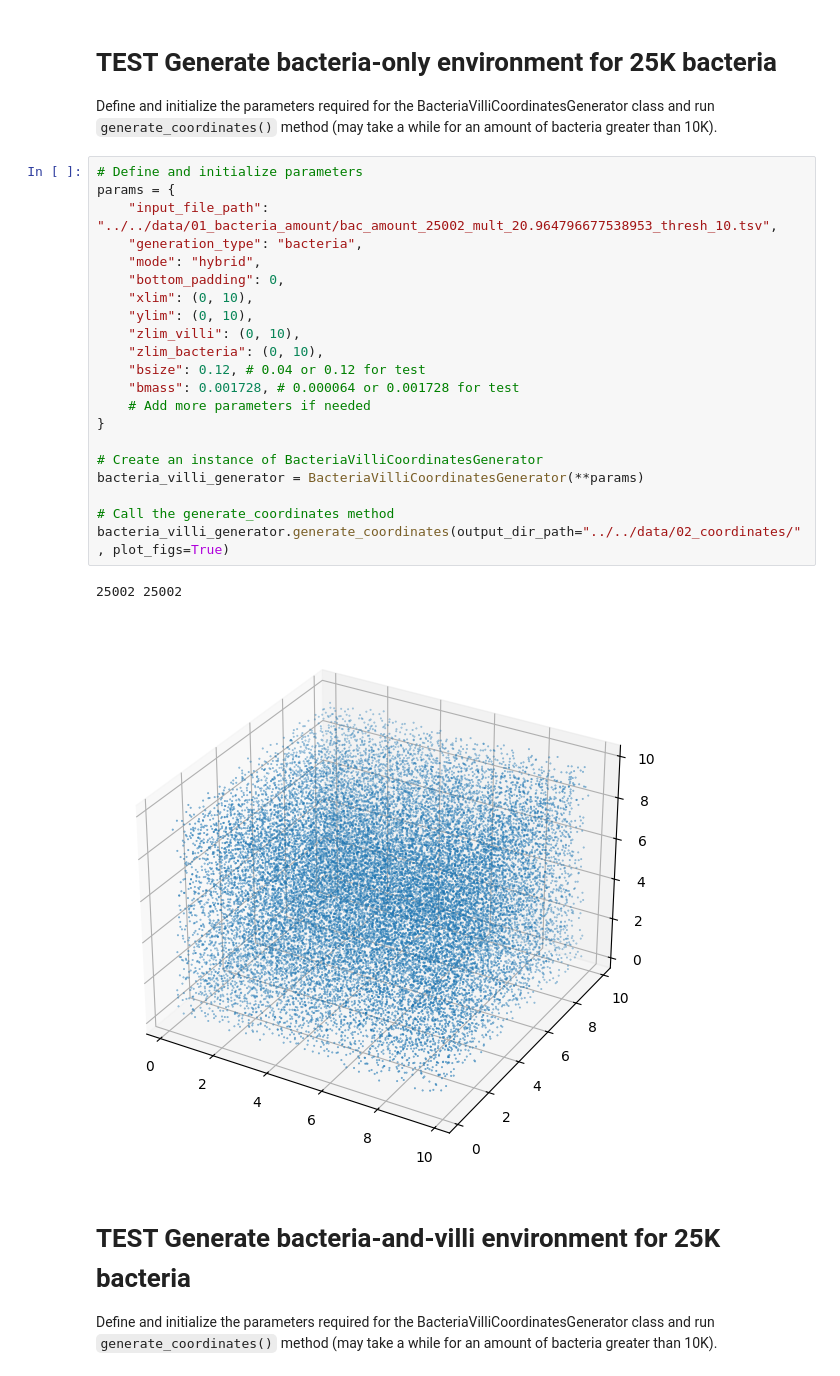
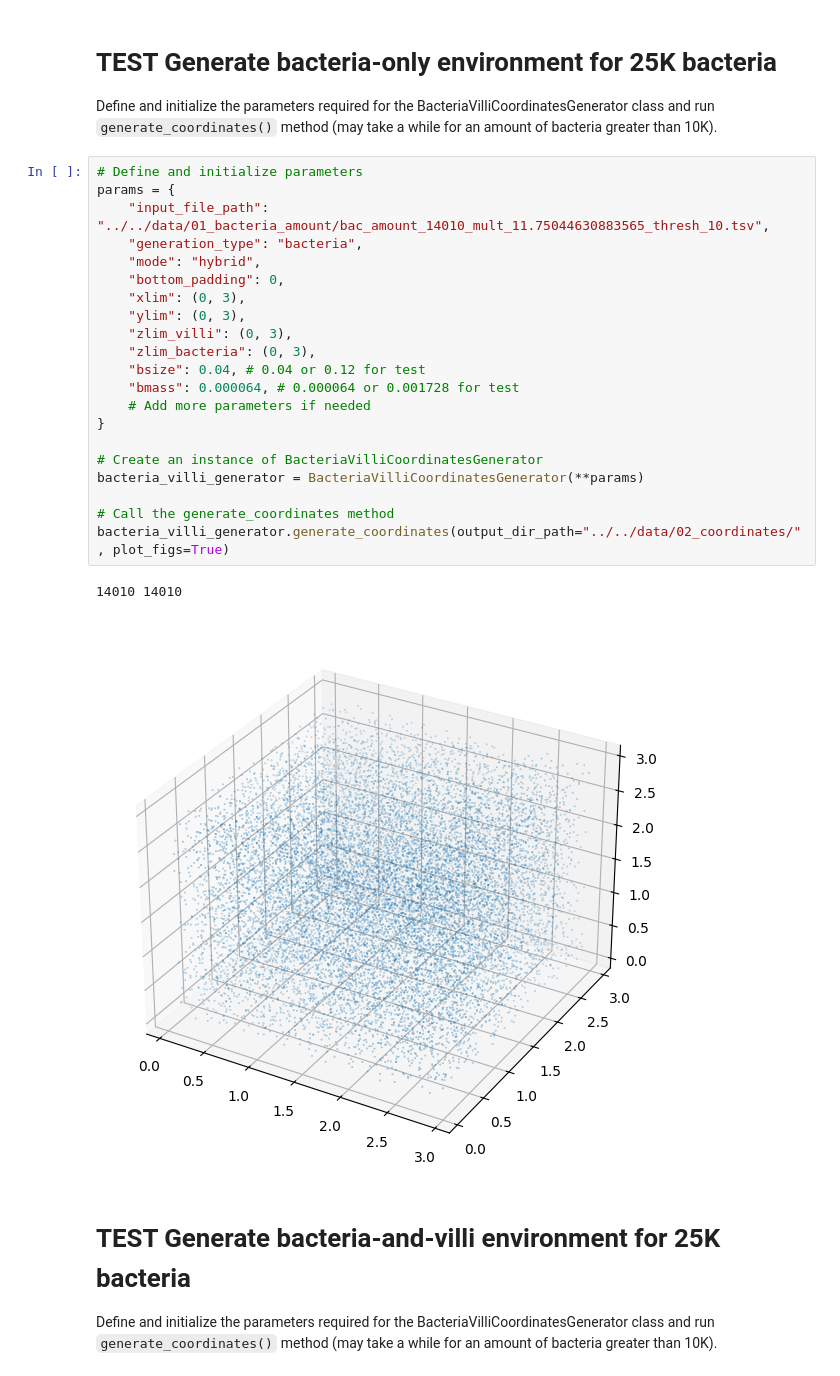
Before and after one commit to encent/gorgona, a Jupyter notebook: examples/bacteria_only_pipeline/02_generate_coordinates.ipynb, the cells around one changed output. Cells and saved outputs as stored; diff of their text form.

```diff
--- a/examples/bacteria_only_pipeline/02_generate_coordinates.ipynb
+++ b/examples/bacteria_only_pipeline/02_generate_coordinates.ipynb
@@ -14,27 +14,27 @@ Define and initialize the parameters required for the BacteriaVilliCoordinatesGe
 # %%
 # Define and initialize parameters
 params = {
-	"input_file_path": "../../data/01_bacteria_amount/bac_amount_25002_mult_20.964796677538953_thresh_10.tsv",
+	"input_file_path": "../../data/01_bacteria_amount/bac_amount_14010_mult_11.75044630883565_thresh_10.tsv",
 	"generation_type": "bacteria",
 	"mode": "hybrid",
 	"bottom_padding": 0,
-	"xlim": (0, 10),
-	"ylim": (0, 10),
-	"zlim_villi": (0, 10),
-	"zlim_bacteria": (0, 10),
-	"bsize": 0.12, # 0.04 or 0.12 for test
-	"bmass": 0.001728, # 0.000064 or 0.001728 for test
+	"xlim": (0, 3),
+	"ylim": (0, 3),
+	"zlim_villi": (0, 3),
+	"zlim_bacteria": (0, 3),
+	"bsize": 0.04, # 0.04 or 0.12 for test
+	"bmass": 0.000064, # 0.000064 or 0.001728 for test
     # Add more parameters if needed
 }
 
 # Create an instance of BacteriaVilliCoordinatesGenerator
 bacteria_villi_generator = BacteriaVilliCoordinatesGenerator(**params)
 
 # Call the generate_coordinates method
 bacteria_villi_generator.generate_coordinates(output_dir_path="../../data/02_coordinates/", plot_figs=True)
 # %% [output]
-25002 25002
+14010 14010
-[figure, old version]
+[figure, new version]
 # %% [markdown]
 # TEST Generate bacteria-and-villi environment for 25K bacteria
 Define and initialize the parameters required for the BacteriaVilliCoordinatesGenerator class and run `generate_coordinates()` method (may take a while for an amount of bacteria greater than 10K).
```
Also changed, not shown: 18 other files.
